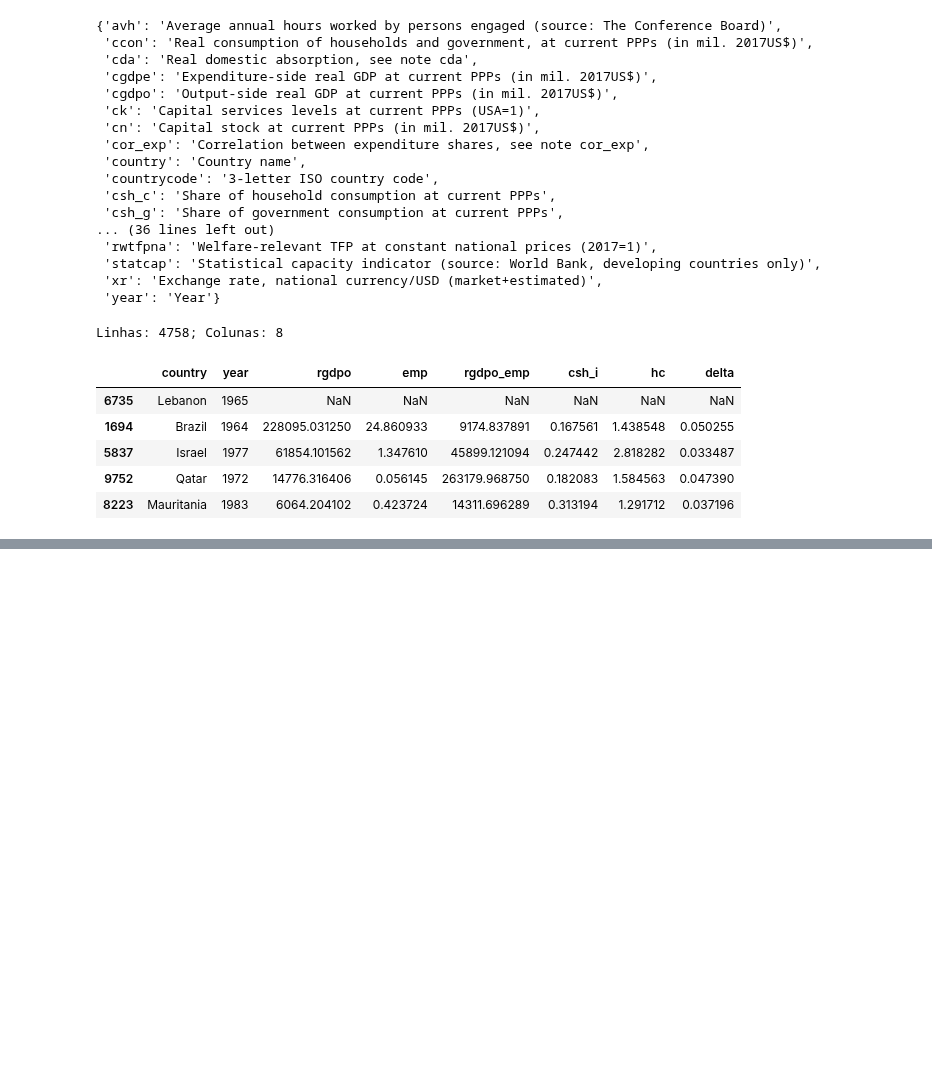
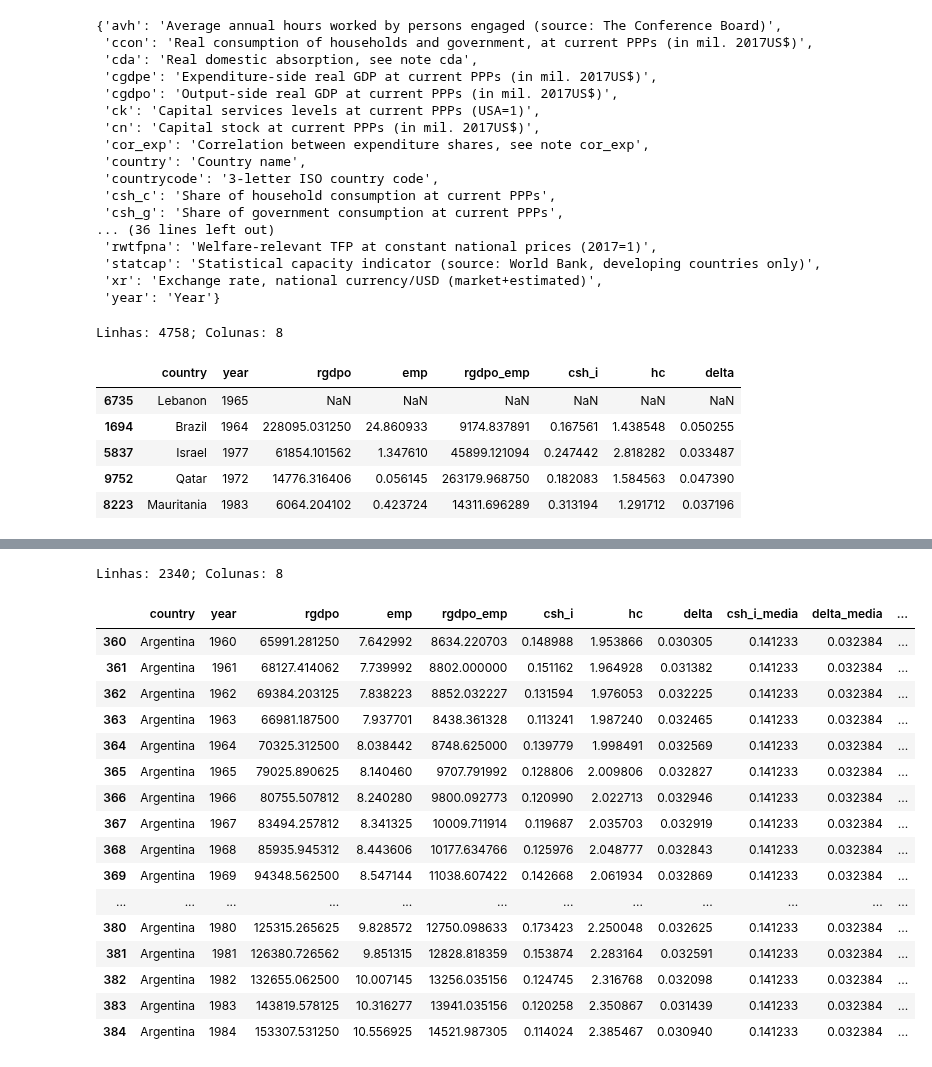
Before and after one commit to Pugianf/Big_Data_and_Public_Sector_I, a Jupyter notebook: Atividade_1.ipynb, the cells around one changed output, grey strips where cells are left out. Drawn from its saved outputs; the diff is of its cells as text; code cells hidden in the pictures; blank space fills up the shorter version.

```diff
--- a/Atividade_1.ipynb
+++ b/Atividade_1.ipynb
@@ -582,3 +582,12 @@ Linhas: 4758; Colunas: 8
 | 5837 | Israel | 1977 | 61854.101562 | 1.347610 | 45899.121094 | 0.247442 | 2.818282 | 0.033487 |
 | 9752 | Qatar | 1972 | 14776.316406 | 0.056145 | 263179.968750 | 0.182083 | 1.584563 | 0.047390 |
 | 8223 | Mauritania | 1983 | 6064.204102 | 0.423724 | 14311.696289 | 0.313194 | 1.291712 | 0.037196 |
+# %%
+# contando nans
+
+for sVariavel in ["rgdpo", "emp", "csh_i", "hc", "delta"]:
+  dataSolow[f"nans_{sVariavel}"] = dataSolow[f"{sVariavel}"].isnull().groupby(dataSolow["country"]).transform('sum')
+
+# Vendo resultado
+
+dataSolow
@@ -584,0 +608,5 @@ Linhas: 4758; Colunas: 8
+# %%
+# somando nans
+
+dataSolow["nans"] = np.sum(dataSolow[["nans_rgdpo", "nans_emp", "nans_csh_i", "nans_hc", "nans_delta"]], axis=1)
+dataSolow
@@ -584,0 +627,44 @@ Linhas: 4758; Colunas: 8
+# %%
+# Retirando observações com ao menos 1 nan
+
+dataSolow.query("nans == 0", inplace=True)
+
+# Selecionando (novamente) apenas as colunas de interesse
+
+# E deixar apenas as variáveis de interesse
+
+dataSolow = dataSolow[["country", "year", "rgdpo", "emp", "rgdpo_emp", "csh_i", "hc", "delta"]].copy()
+
+# Vendo o tamanho da base
+
+print(f"Linhas: {dataSolow.shape[0]}; Colunas: {dataSolow.shape[1]}")
+# %% [output]
+Linhas: 2340; Colunas: 8
+# %%
+# dataSolow["country"], e não apenas "country"
+
+dataSolow[f"csh_i_media"] = dataSolow["csh_i"].groupby(dataSolow["country"]).transform('mean')
+dataSolow[f"delta_media"] = dataSolow["delta"].groupby(dataSolow["country"]).transform('mean')
+dataSolow[f"hc_media"] = dataSolow["hc"].groupby(dataSolow["country"]).transform('mean')
+
+# Vendo resultado
+
+dataSolow.head(25)
+# %% [output]
+|  | country | year | rgdpo | emp | rgdpo_emp | csh_i | hc | delta | csh_i_media | delta_media | ... |
+| 360 | Argentina | 1960 | 65991.281250 | 7.642992 | 8634.220703 | 0.148988 | 1.953866 | 0.030305 | 0.141233 | 0.032384 | ... |
+| 361 | Argentina | 1961 | 68127.414062 | 7.739992 | 8802.000000 | 0.151162 | 1.964928 | 0.031382 | 0.141233 | 0.032384 | ... |
+| 362 | Argentina | 1962 | 69384.203125 | 7.838223 | 8852.032227 | 0.131594 | 1.976053 | 0.032225 | 0.141233 | 0.032384 | ... |
+| 363 | Argentina | 1963 | 66981.187500 | 7.937701 | 8438.361328 | 0.113241 | 1.987240 | 0.032465 | 0.141233 | 0.032384 | ... |
+| 364 | Argentina | 1964 | 70325.312500 | 8.038442 | 8748.625000 | 0.139779 | 1.998491 | 0.032569 | 0.141233 | 0.032384 | ... |
+| 365 | Argentina | 1965 | 79025.890625 | 8.140460 | 9707.791992 | 0.128806 | 2.009806 | 0.032827 | 0.141233 | 0.032384 | ... |
+| 366 | Argentina | 1966 | 80755.507812 | 8.240280 | 9800.092773 | 0.120990 | 2.022713 | 0.032946 | 0.141233 | 0.032384 | ... |
+| 367 | Argentina | 1967 | 83494.257812 | 8.341325 | 10009.711914 | 0.119687 | 2.035703 | 0.032919 | 0.141233 | 0.032384 | ... |
+| 368 | Argentina | 1968 | 85935.945312 | 8.443606 | 10177.634766 | 0.125976 | 2.048777 | 0.032843 | 0.141233 | 0.032384 | ... |
+| 369 | Argentina | 1969 | 94348.562500 | 8.547144 | 11038.607422 | 0.142668 | 2.061934 | 0.032869 | 0.141233 | 0.032384 | ... |
+| ... | ... | ... | ... | ... | ... | ... | ... | ... | ... | ... | ... |
+| 380 | Argentina | 1980 | 125315.265625 | 9.828572 | 12750.098633 | 0.173423 | 2.250048 | 0.032625 | 0.141233 | 0.032384 | ... |
+| 381 | Argentina | 1981 | 126380.726562 | 9.851315 | 12828.818359 | 0.153874 | 2.283164 | 0.032591 | 0.141233 | 0.032384 | ... |
+| 382 | Argentina | 1982 | 132655.062500 | 10.007145 | 13256.035156 | 0.124745 | 2.316768 | 0.032098 | 0.141233 | 0.032384 | ... |
+| 383 | Argentina | 1983 | 143819.578125 | 10.316277 | 13941.035156 | 0.120258 | 2.350867 | 0.031439 | 0.141233 | 0.032384 | ... |
+| 384 | Argentina | 1984 | 153307.531250 | 10.556925 | 14521.987305 | 0.114024 | 2.385467 | 0.030940 | 0.141233 | 0.032384 | ... |
```
Also changed, not shown: parts of 14 cells of this notebook.
